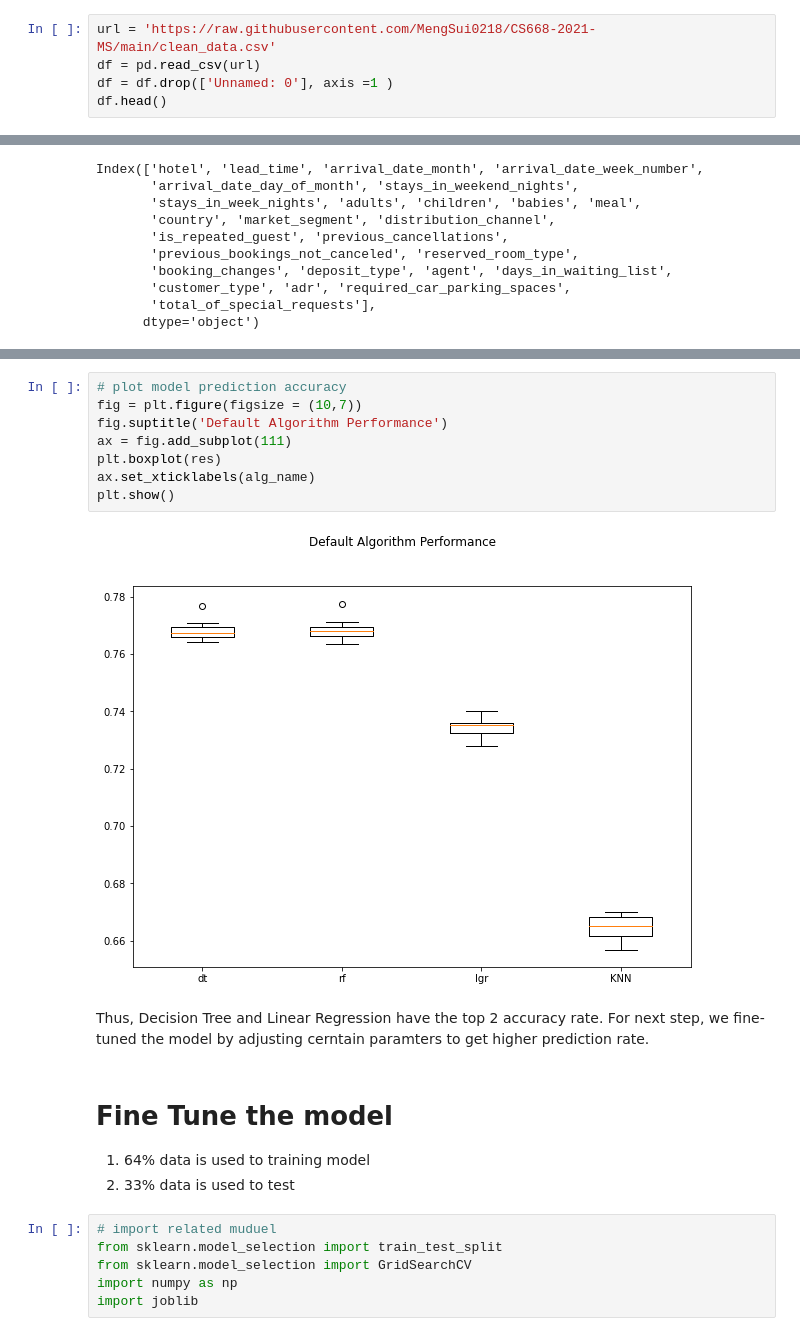
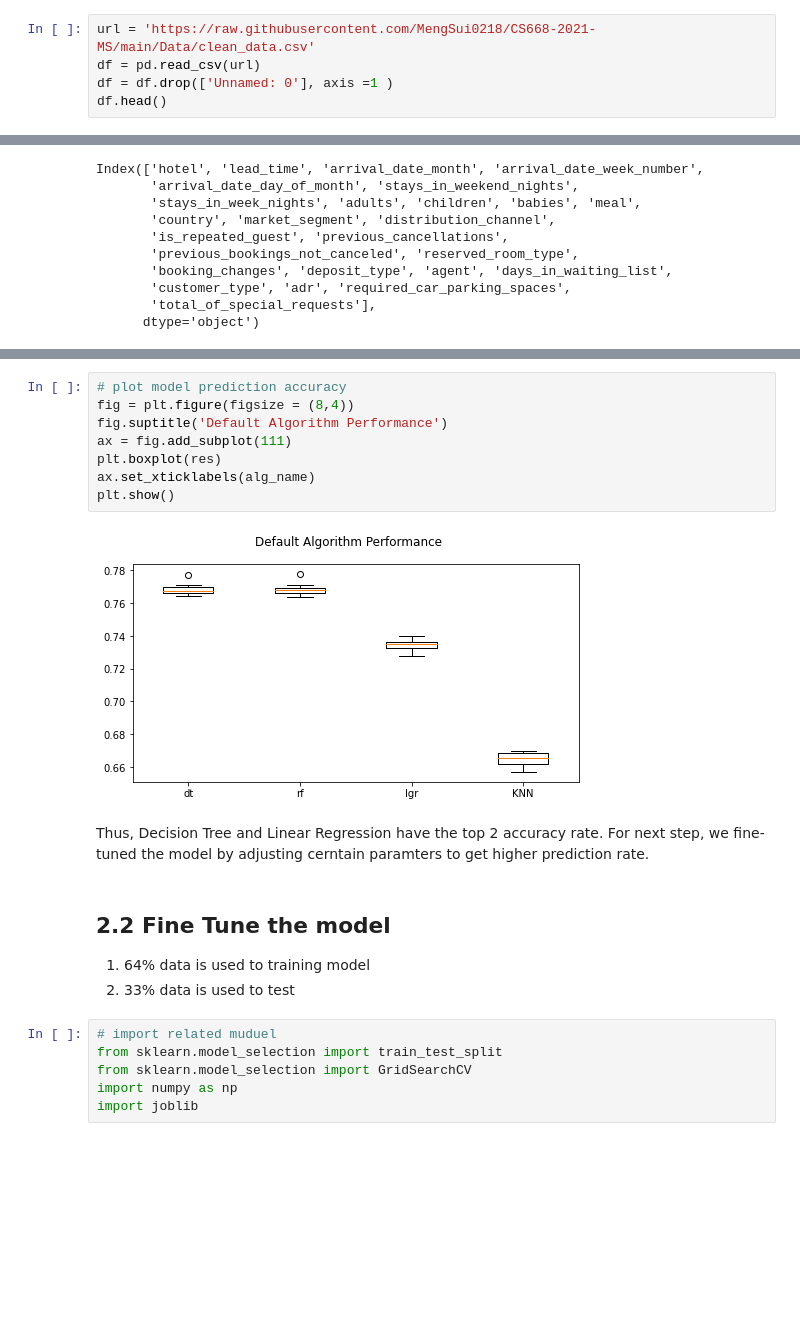
Before and after one commit to MengSui0218/CS668-2021-MS, a Jupyter notebook: ML_Prediction_V5.ipynb, the cells around one changed output, grey strips where cells are left out. Cells and saved outputs as stored; diff of their text form; blank space fills up the shorter version.

```diff
--- a/ML_Prediction_V5.ipynb
+++ b/ML_Prediction_V5.ipynb
@@ -7,5 +28,5 @@ import matplotlib.pyplot as plt
 # %%
-url = 'https://raw.githubusercontent.com/MengSui0218/CS668-2021-MS/main/clean_data.csv'
+url = 'https://raw.githubusercontent.com/MengSui0218/CS668-2021-MS/main/Data/clean_data.csv'
 df = pd.read_csv(url)
 df = df.drop(['Unnamed: 0'], axis =1 )
 df.head()
@@ -122,18 +139,18 @@ lgr cross validation score: 0.7345+/-0.0034, min: 0.7279, max: 0.7401
 KNN cross validation score: 0.6647+/-0.004, min: 0.6569, max: 0.6698
 # %%
 # plot model prediction accuracy
-fig = plt.figure(figsize = (10,7))
+fig = plt.figure(figsize = (8,4))
 fig.suptitle('Default Algorithm Performance')
 ax = fig.add_subplot(111)
 plt.boxplot(res)
 ax.set_xticklabels(alg_name)
 plt.show()
 # %% [output]
-[figure, old version]
+[figure, new version]
 # %% [markdown]
 Thus, Decision Tree and Linear Regression have the top 2 accuracy rate. For next step, we fine-tuned the model by adjusting cerntain paramters to get higher prediction rate.
 # %% [markdown]
-# Fine Tune the model
+## 2.2 Fine Tune the model
 1. 64% data is used to training model
 2. 33% data is used to test
 # %%
```
Also changed, not shown: parts of 21 cells of this notebook, 17 other files.
